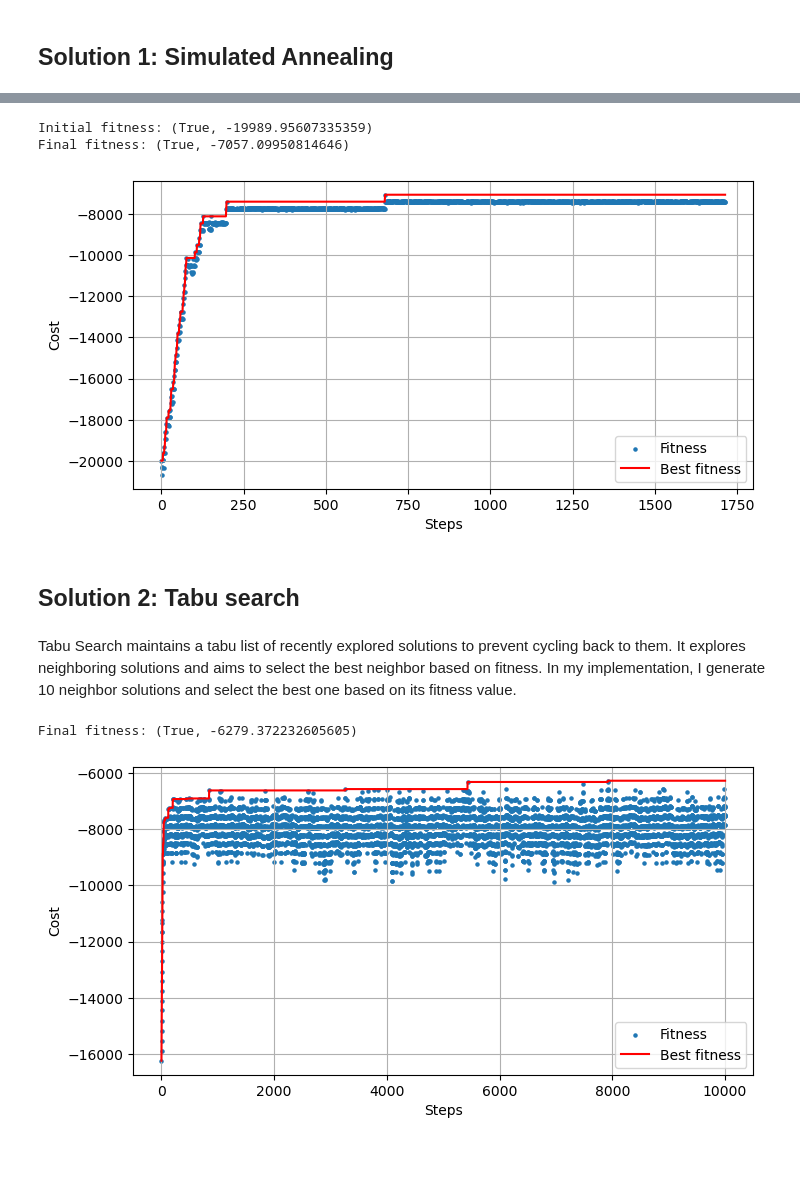
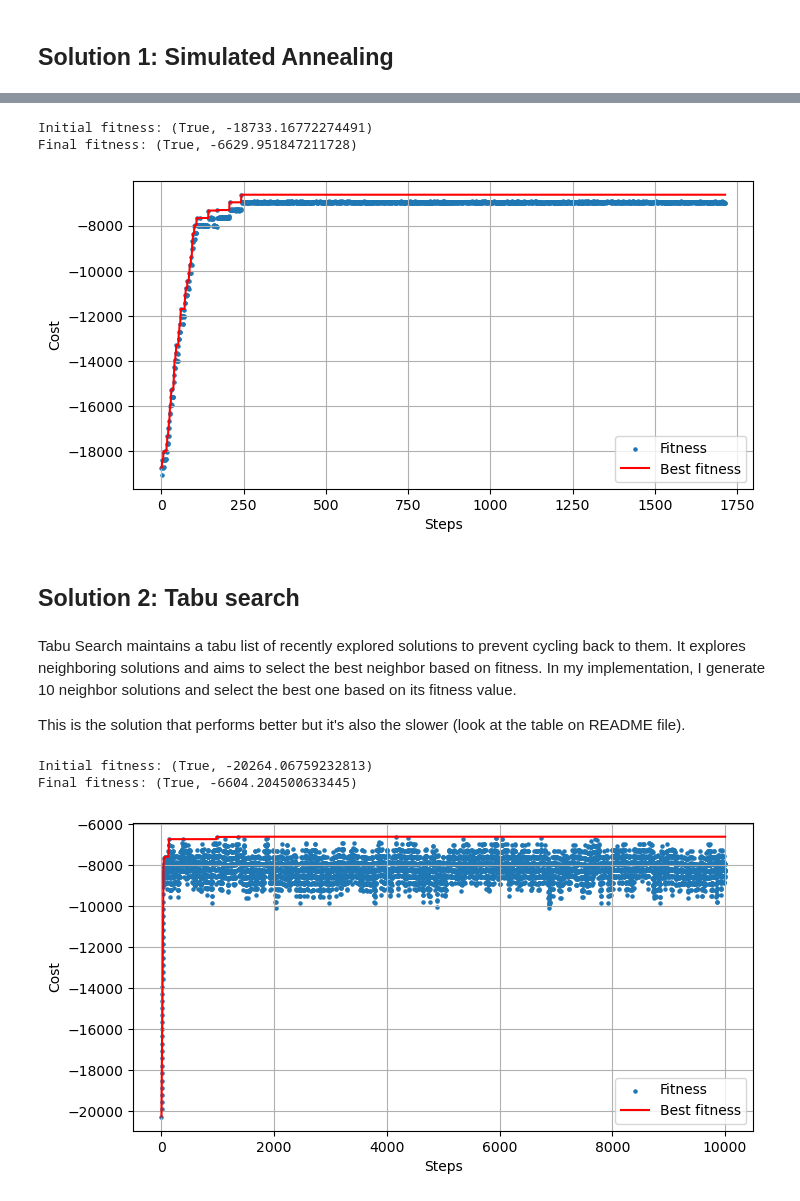
Before and after one commit to GiorgiaModi/CI2024_lab1, a Jupyter notebook: set-cover.ipynb, the cells around one changed output, grey strips where cells are left out. Drawn from its saved outputs; the diff is of its cells as text; code cells hidden in the pictures; blank space fills up the shorter version.

Commit message:
plot upload

```diff
--- a/set-cover.ipynb
+++ b/set-cover.ipynb
@@ -18,7 +18,7 @@ from collections import deque
 
 If you want to get reproducible results, use `rng` (and restart the kernel); for non-reproducible ones, use `np.random`.
 # %%
-UNIVERSE_SIZE = 1000
+UNIVERSE_SIZE = 1_000
 NUM_SETS = 100
 DENSITY = 0.2
 MAX_STEPS = 10_000
@@ -185,24 +187,30 @@ def simulated_annealing(initial_solution, initial_temp=300, cooling_rate=0.99):
 
 # Run the Simulated Annealing algorithm
 tweak = single_mutation
+
 initial_solution = rng.random(NUM_SETS) < 0.5 # Initialize a random solution
-final_solution, history = simulated_annealing(initial_solution)
+while not valid(initial_solution): # Ensure initial_solution is valid
+    initial_solution = rng.random(NUM_SETS) < 0.5
+final_solution, hist = simulated_annealing(initial_solution)
 print(f"Final fitness: {fitness(final_solution)}")
-plot(history)
+plot(hist)
 # %% [output]
-Initial fitness: (True, -19989.95607335359)
-Final fitness: (True, -7057.09950814646)
+Initial fitness: (True, -18733.16772274491)
+Final fitness: (True, -6629.951847211728)
-[figure, old version]
+[figure, new version]
 # %% [markdown]
 ## Solution 2: Tabu search
 # %% [markdown]
 Tabu Search maintains a tabu list of recently explored solutions to prevent cycling back to them. It explores neighboring solutions and aims to select the best neighbor based on fitness. In my implementation, I generate 10 neighbor solutions and select the best one based on its fitness value.
+
+This is the solution that performs better but it's also the slower (look at the table on README file).
 # %%
 # Tabu Search
 def tabu_search(initial_solution, tabu_size=50):
 
     solution = initial_solution
     solution_fitness = fitness(solution)
+    print(f"Initial fitness: {solution_fitness}")
 
     best_solution = solution
     best_fitness = solution_fitness
@@ -227,34 +235,37 @@ def tabu_search(initial_solution, tabu_size=50):
         # Evaluate fitness of each valid neighbor
         neighbor_fitness = [fitness(n) for n in valid_neighbors]
 
         # Select the best neighbor solution (maximize fitness, i.e., minimize cost)
         best_neighbor_index = np.argmax([f[1] for f in neighbor_fitness])
         best_neighbor = valid_neighbors[best_neighbor_index]
         best_neighbor_fitness = neighbor_fitness[best_neighbor_index]
 
         # Update the current solution
         solution = best_neighbor
         solution_fitness = best_neighbor_fitness
 
         # Add the new solution to the tabu list
         tabu_list.append(solution.copy().tolist())
 
         # Update the global best solution if the current one is better
         if solution_fitness[1] > best_fitness[1]:
             best_solution = solution
             best_fitness = solution_fitness
 
         # Track fitness history
         history.append(solution_fitness[1])
 
     return best_solution, history
 
 
 # Run the Tabu Search algorithm
 initial_solution = rng.random(NUM_SETS) < 0.5 # Initialize a random solution
-final_solution, history = tabu_search(initial_solution)
+while not valid(initial_solution): # Ensure initial_solution is valid
+    initial_solution = rng.random(NUM_SETS) < 0.5
+final_solution, hist = tabu_search(initial_solution)
 print(f"Final fitness: {fitness(final_solution)}")
-plot(history)
+plot(hist)
 # %% [output]
-Final fitness: (True, -6279.372232605605)
+Initial fitness: (True, -20264.06759232813)
+Final fitness: (True, -6604.204500633445)
-[figure, old version]
+[figure, new version]
```
Also changed, not shown: parts of 6 cells of this notebook, 12 other files.
